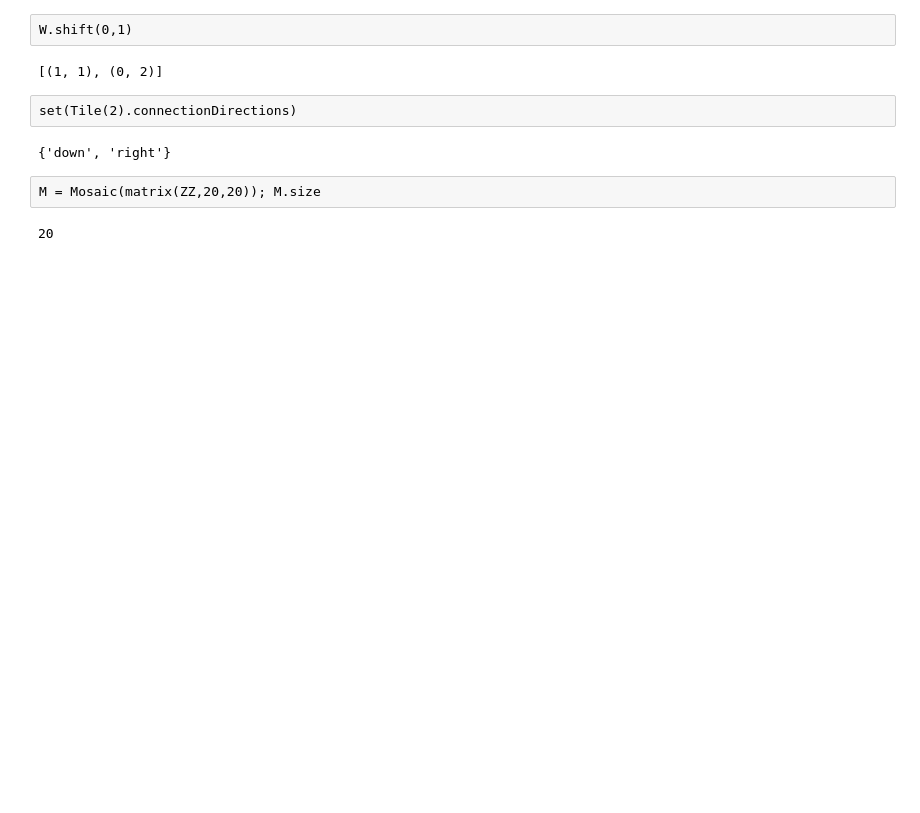
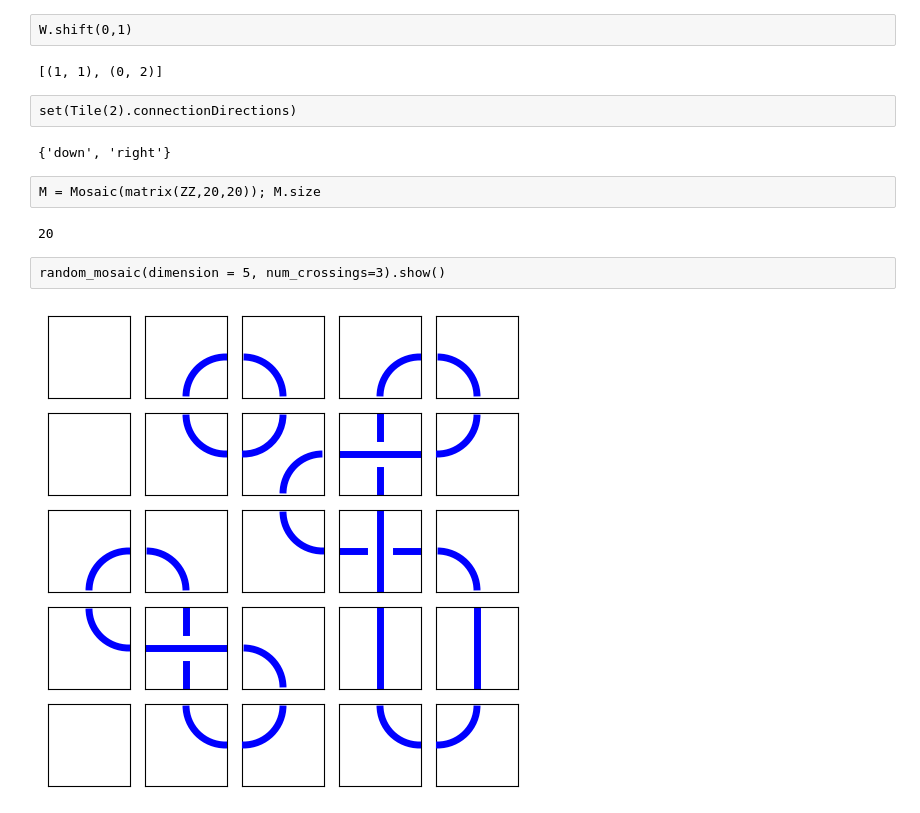
Before and after one commit to andrew-tawfeek/wild_knots, a Jupyter notebook: Notebook_Testing.ipynb, the cells around one changed output. Saved outputs shown, nothing was run; the diff lists cells and outputs as text; blank space fills up the shorter version.

```diff
--- a/Notebook_Testing.ipynb
+++ b/Notebook_Testing.ipynb
@@ -70,3 +70,7 @@ set(Tile(2).connectionDirections)
 M = Mosaic(matrix(ZZ,20,20)); M.size
 # %% [output]
 20
+# %%
+random_mosaic(dimension = 5, num_crossings=3).show()
+# %% [output]
+[figure, added]
```
Also changed, not shown: 2 other files.
